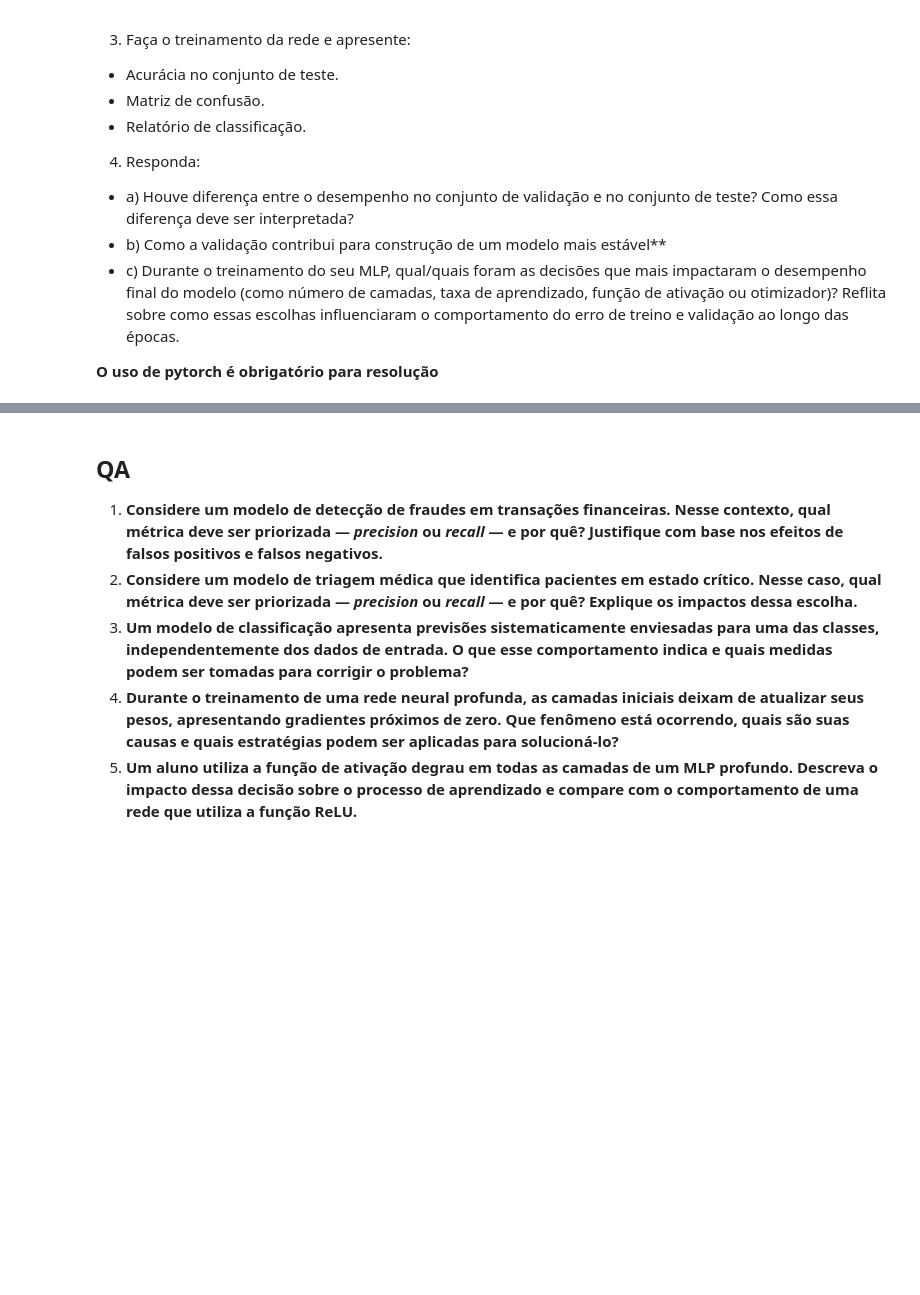
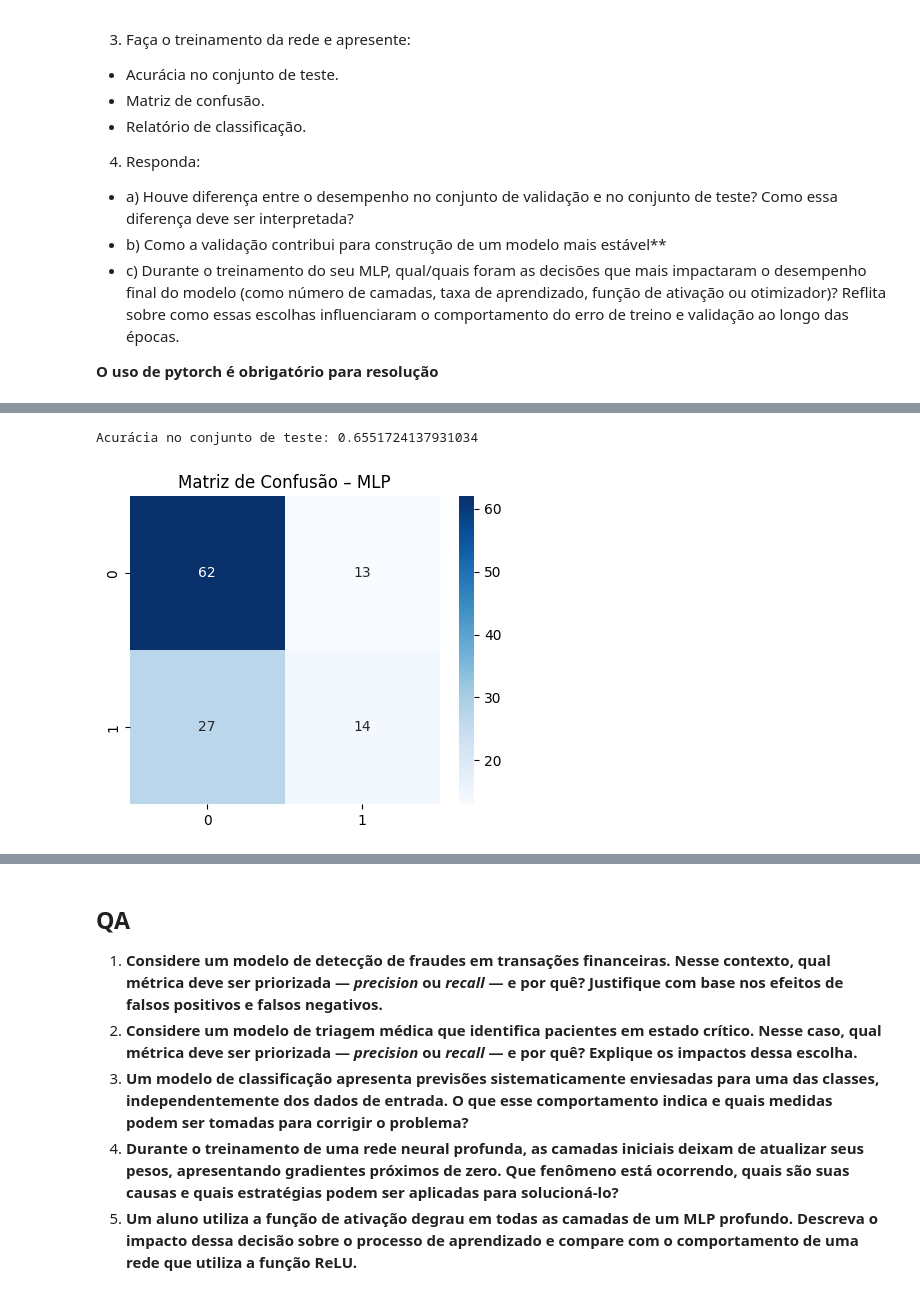
Before and after one commit to CristianoCTS/Introducao-a-IA, a Jupyter notebook: Trabalho2-211028050.ipynb, the cells around one changed output, grey strips where cells are left out. Cells and saved outputs as stored; diff of their text form; code cells hidden in the pictures; blank space fills up the shorter version.

```diff
--- a/Trabalho2-211028050.ipynb
+++ b/Trabalho2-211028050.ipynb
@@ -230,0 +205,79 @@ NameError: name 'y_true_test' is not defined
+# %%
+##### Exercício 3 – MLP #####
+
+import torch
+import torch.nn as nn
+import torch.optim as optim
+from sklearn.model_selection import train_test_split
+from sklearn.metrics import accuracy_score, confusion_matrix, classification_report
+import seaborn as sns
+import matplotlib.pyplot as plt
+
+X = features.values
+y = outcome.values
+
+X_train, X_temp, y_train, y_temp = train_test_split(X, y, test_size=0.30, stratify=y, random_state=42)
+
+X_val, X_test, y_val, y_test = train_test_split(X_temp, y_temp, test_size=0.50, stratify=y_temp, random_state=42)
+
+X_train_t = torch.tensor(X_train, dtype=torch.float32)
+y_train_t = torch.tensor(y_train, dtype=torch.long)
+
+X_val_t = torch.tensor(X_val, dtype=torch.float32)
+y_val_t = torch.tensor(y_val, dtype=torch.long)
+
+X_test_t = torch.tensor(X_test, dtype=torch.float32)
+y_test_t = torch.tensor(y_test, dtype=torch.long)
+
+class MLP(nn.Module):
+    def __init__(self):
+        super().__init__()
+        self.model = nn.Sequential(
+            nn.Linear(8, 16),
+            nn.ReLU(),
+            nn.Linear(16, 8),
+            nn.ReLU(),
+            nn.Linear(8, 2)
+        )
+    def forward(self, x):
+        return self.model(x)
+mlp = MLP()
+
+criterion = nn.CrossEntropyLoss()
+optimizer = optim.Adam(mlp.parameters(), lr=0.001)
+epochs = 100
+
+train_losses = []
+val_losses = []
+
+for epoch in range(epochs):
+    mlp.train()
+    optimizer.zero_grad()
+    out = mlp(X_train_t)
+    loss = criterion(out, y_train_t)
+    loss.backward()
+    optimizer.step()
+    mlp.eval()
+    with torch.no_grad():
+        val_out = mlp(X_val_t)
+        val_loss = criterion(val_out, y_val_t)
+    train_losses.append(loss.item())
+    val_losses.append(val_loss.item())
+
+mlp.eval()
+with torch.no_grad():
+    preds = mlp(X_test_t)
+    preds = torch.argmax(preds, dim=1).numpy()
+
+test_acc = accuracy_score(y_test, preds)
+print("Acurácia no conjunto de teste:", test_acc)
+cm = confusion_matrix(y_test, preds)
+plt.figure(figsize=(5,4))
+sns.heatmap(cm, annot=True, cmap="Blues", fmt="d")
+plt.title("Matriz de Confusão – MLP")
+plt.show()
+print("Relatório de classificação:")
+print(classification_report(y_test, preds))
+# %% [output]
+Acurácia no conjunto de teste: 0.6551724137931034
+[figure, added]
```
Also changed, not shown: parts of 9 cells of this notebook.
